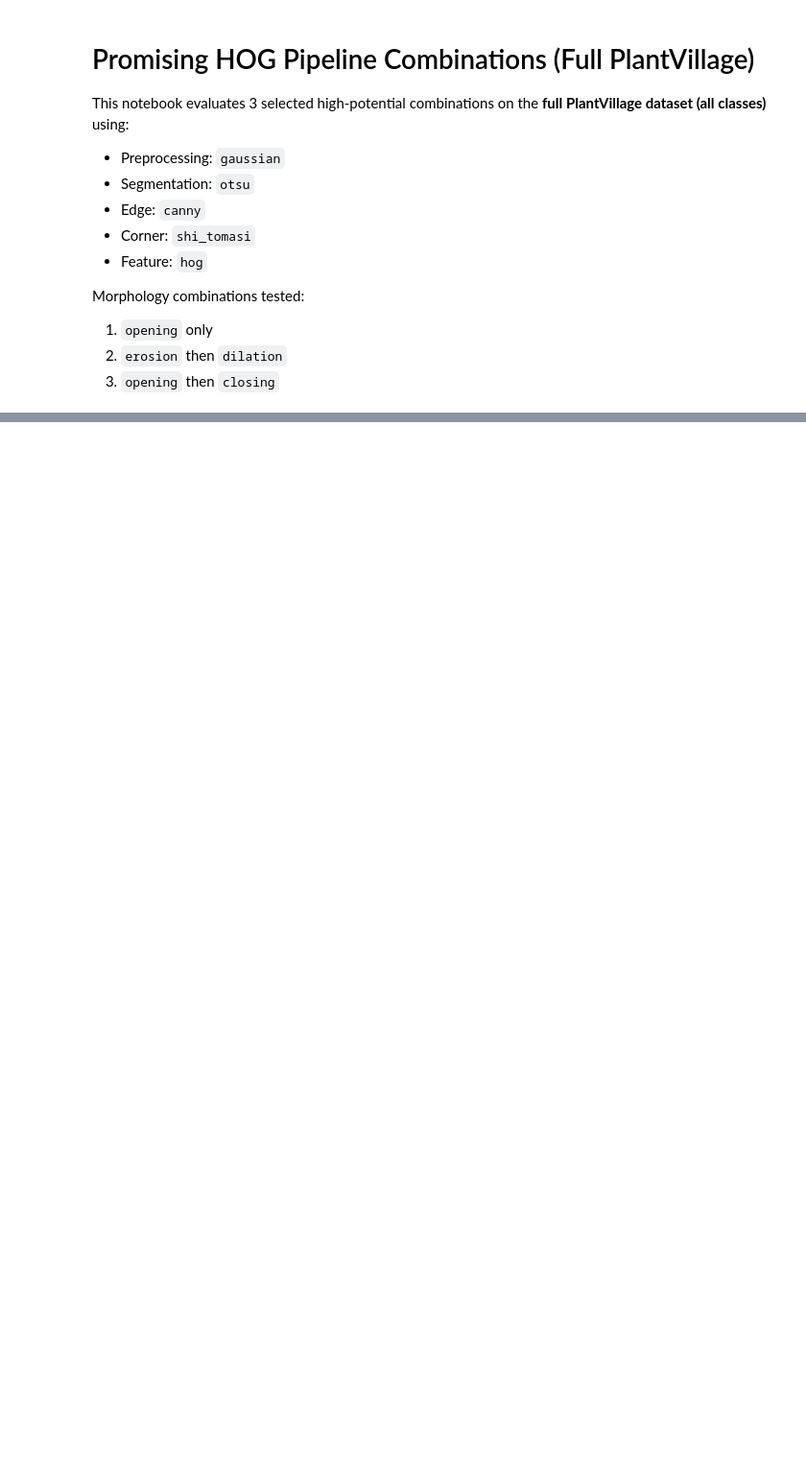
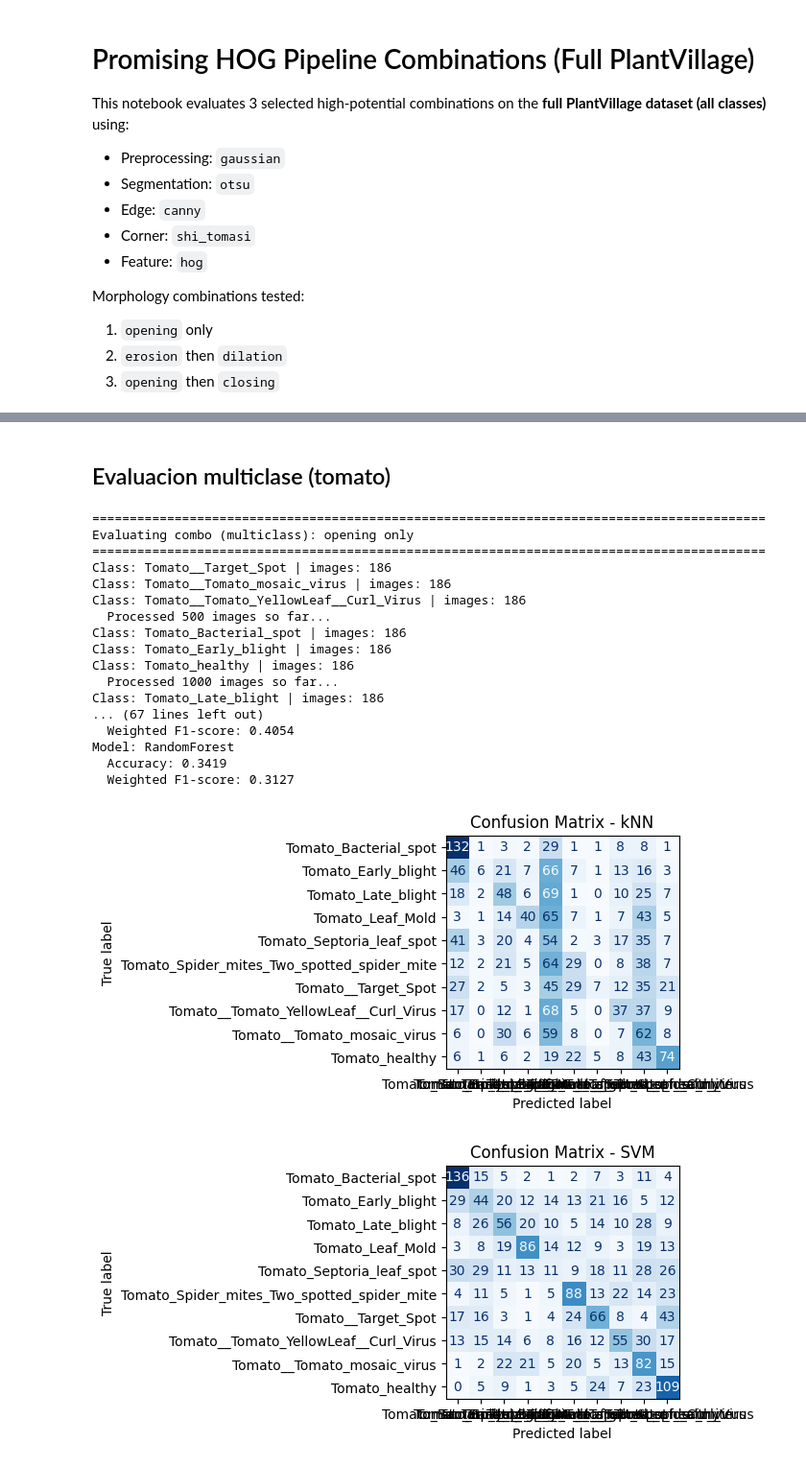
Before and after one commit to slamgLuke/CV_descriptors, a Jupyter notebook: promising_hog_combos_full_dataset.ipynb, the cells around one changed output, grey strips where cells are left out. Shown at 96% size. Drawn from its saved outputs; the diff is of its cells as text; code cells hidden in the pictures; blank space fills up the shorter version.

```diff
--- a/promising_hog_combos_full_dataset.ipynb
+++ b/promising_hog_combos_full_dataset.ipynb
@@ -197,0 +365,72 @@ for rank, result in enumerate(sorted_results, start=1):
+# %% [markdown]
+## Evaluacion multiclase (tomato)
+# %%
+import gc
+
+all_results_multiclass = []
+
+# Reduce memory usage by sampling a fraction of each class
+sample_fraction_multiclass = 0.5
+max_per_class_multiclass = None
+balance_multiclass = True
+
+for morph_first, morph_second, combo_name in morphology_configs:
+    print("\n" + "=" * 90)
+    print(f"Evaluating combo (multiclass): {combo_name}")
+    print("=" * 90)
+
+    X, y = build_dataset_for_combo_multiclass(
+        class_directories,
+        morph_first,
+        morph_second,
+        sample_fraction=sample_fraction_multiclass,
+        max_per_class=max_per_class_multiclass,
+        seed=42,
+        balance=balance_multiclass,
+    )
+    print(f"Feature matrix shape: {X.shape}")
+    print(f"Labels shape: {y.shape}")
+
+    combo_metrics = train_and_evaluate(X, y)
+
+    for model_name, metrics in combo_metrics.items():
+        print(f"Model: {model_name}")
+        print(f"  Accuracy: {metrics['accuracy']:.4f}")
+        print(f"  Weighted F1-score: {metrics['f1_score']:.4f}")
+
+        all_results_multiclass.append(
+            {
+                "combo": combo_name,
+                "morph_first": morph_first,
+                "morph_second": morph_second,
+                "model": model_name,
+                "accuracy": float(metrics["accuracy"]),
+                "weighted_f1": float(metrics["f1_score"]),
+                "confusion_matrix": metrics["confusion_matrix"],
+                "confusion_matrix_figure": metrics["confusion_matrix_figure"],
+            }
+        )
+
+    # Free memory before next combo
+    del X, y, combo_metrics
+    gc.collect()
+# %% [output]
+==========================================================================================
+Evaluating combo (multiclass): opening only
+==========================================================================================
+Class: Tomato__Target_Spot | images: 186
+Class: Tomato__Tomato_mosaic_virus | images: 186
+Class: Tomato__Tomato_YellowLeaf__Curl_Virus | images: 186
+  Processed 500 images so far...
+Class: Tomato_Bacterial_spot | images: 186
+Class: Tomato_Early_blight | images: 186
+Class: Tomato_healthy | images: 186
+  Processed 1000 images so far...
+Class: Tomato_Late_blight | images: 186
+... (67 lines left out)
+  Weighted F1-score: 0.4054
+Model: RandomForest
+  Accuracy: 0.3419
+  Weighted F1-score: 0.3127
+[figure, added]
+[figure, added]
```
Also changed, not shown: parts of 12 cells of this notebook, 2 other files.
